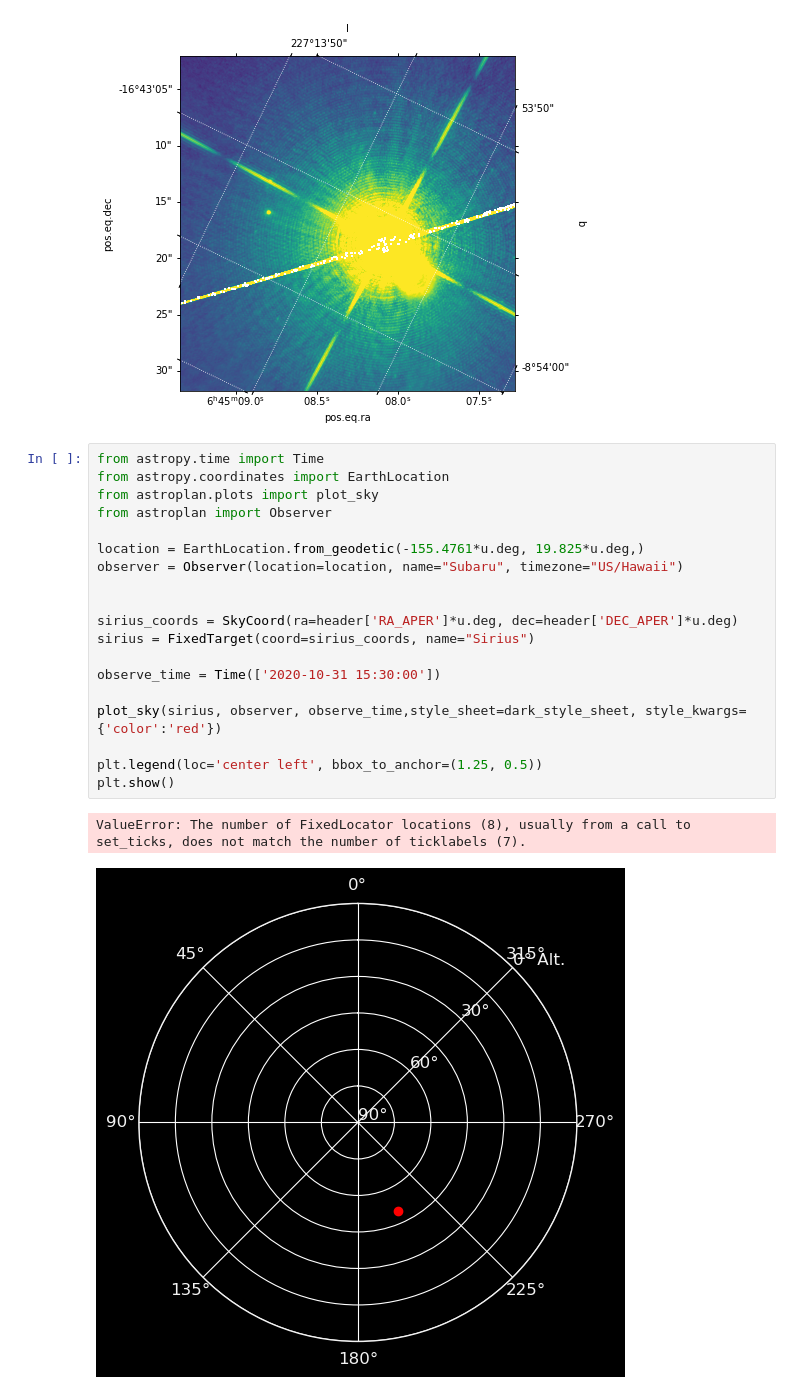
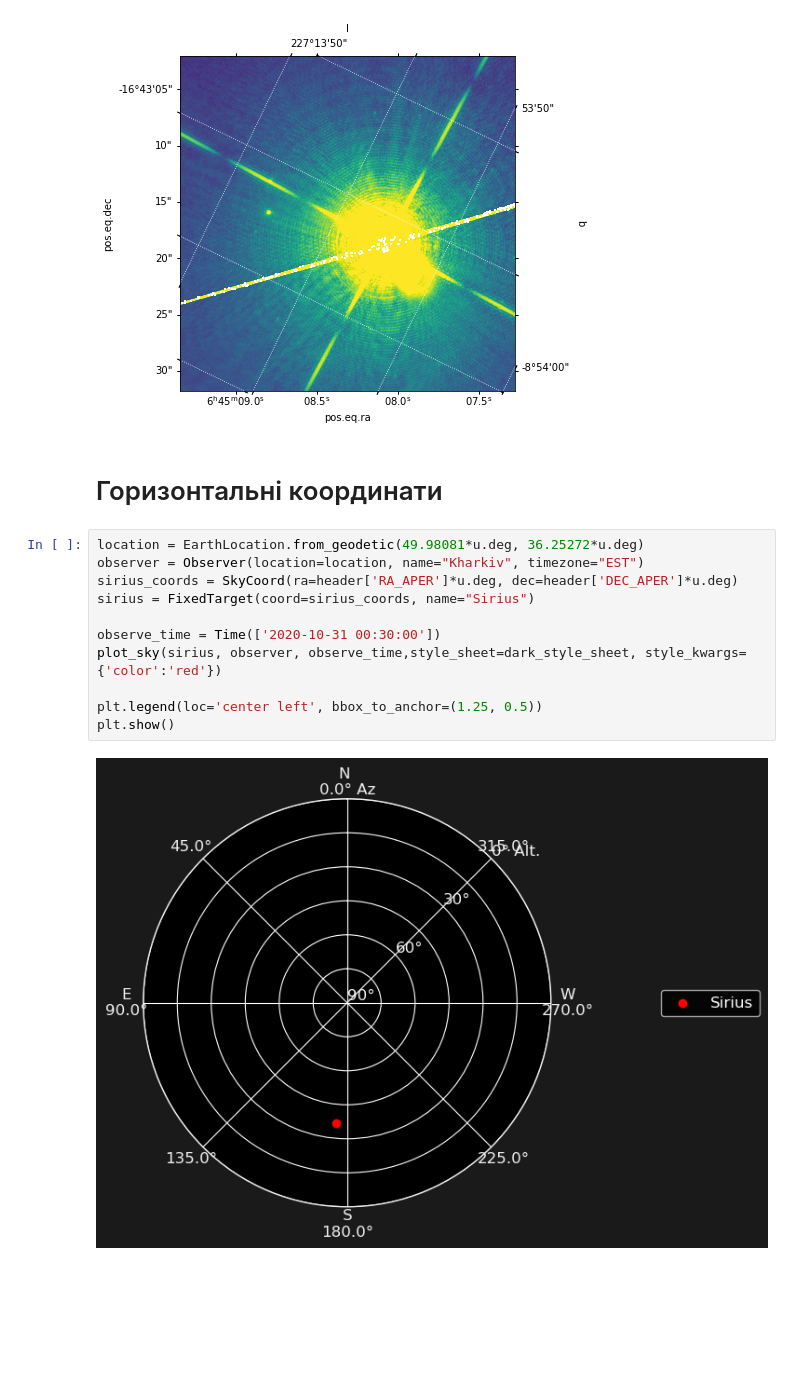
Before and after one commit to yhetman/projects-in-progress, a Jupyter notebook: celestial-modeling/Sirius.ipynb, the cells around one changed output. Drawn from its saved outputs; the diff is of its cells as text; blank space fills up the shorter version.

```diff
--- a/celestial-modeling/Sirius.ipynb
+++ b/celestial-modeling/Sirius.ipynb
@@ -106,25 +127,18 @@ overlay = ax.get_coords_overlay('galactic')
 overlay.grid(color='white', ls='dotted')
 # %% [output]
 [figure]
+# %% [markdown]
+# Горизонтальні координати
 # %%
-from astropy.time import Time
-from astropy.coordinates import EarthLocation
-from astroplan.plots import plot_sky
-from astroplan import Observer
-
-location = EarthLocation.from_geodetic(-155.4761*u.deg, 19.825*u.deg,)
-observer = Observer(location=location, name="Subaru", timezone="US/Hawaii")
-
-
+location = EarthLocation.from_geodetic(49.98081*u.deg, 36.25272*u.deg)
+observer = Observer(location=location, name="Kharkiv", timezone="EST")
 sirius_coords = SkyCoord(ra=header['RA_APER']*u.deg, dec=header['DEC_APER']*u.deg)
 sirius = FixedTarget(coord=sirius_coords, name="Sirius")
 
-observe_time = Time(['2020-10-31 15:30:00'])
-
+observe_time = Time(['2020-10-31 00:30:00'])
 plot_sky(sirius, observer, observe_time,style_sheet=dark_style_sheet, style_kwargs={'color':'red'})
 
 plt.legend(loc='center left', bbox_to_anchor=(1.25, 0.5))
 plt.show()
 # %% [output]
-ValueError: The number of FixedLocator locations (8), usually from a call to set_ticks, does not match the number of ticklabels (7).
-[figure, old version]
+[figure, new version]
```
Also changed, not shown: parts of 14 cells of this notebook, 1 other file.
